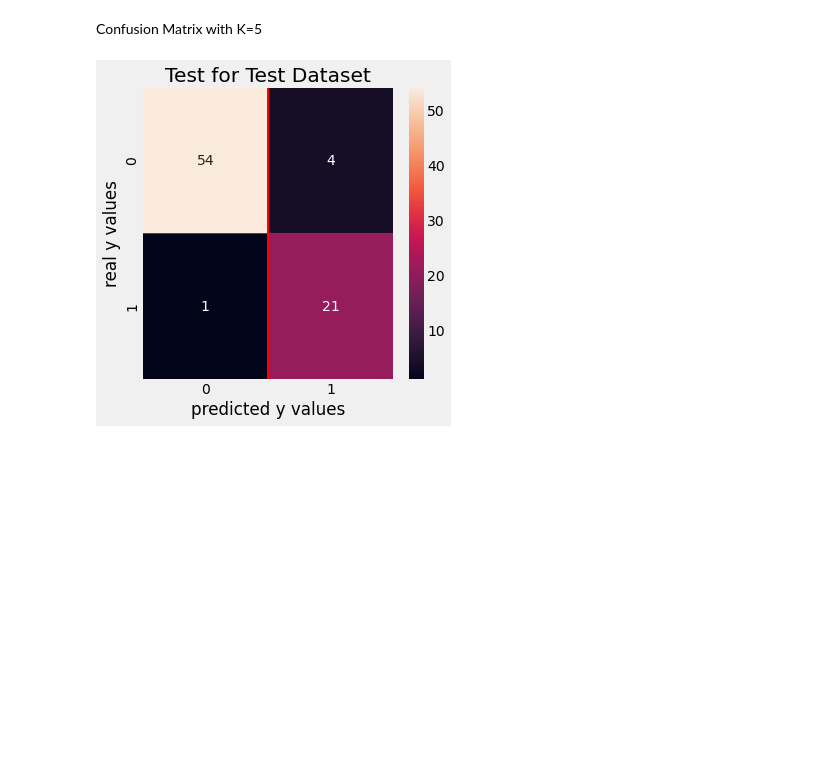
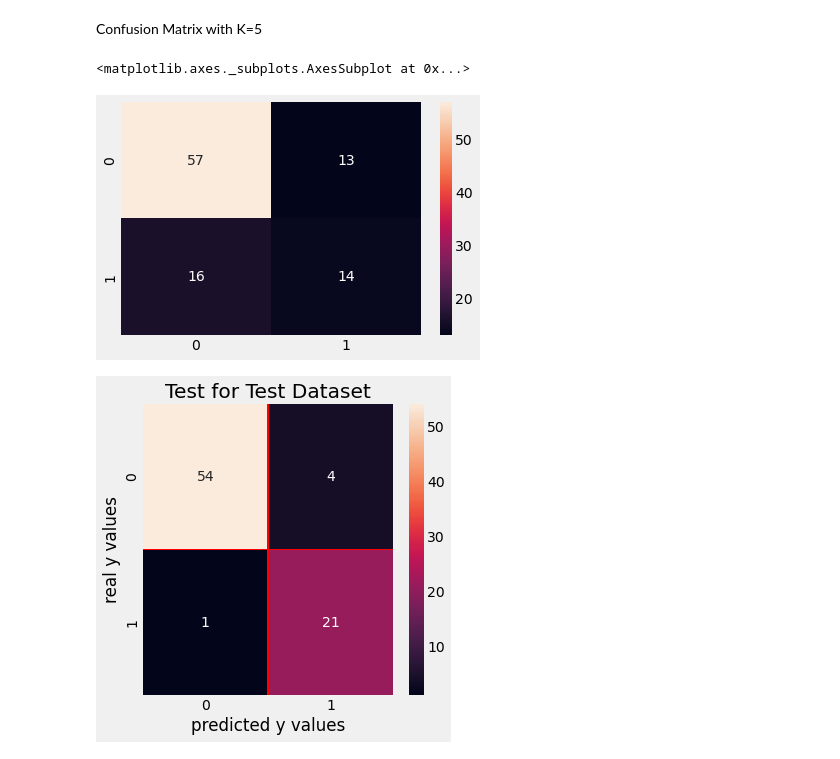
Before and after one commit to chirag300/DataScience, a Jupyter notebook: 22-01-24-KNN/Assignment.ipynb, the cells around one changed output. Saved outputs shown, nothing was run; the diff lists cells and outputs as text; code cells hidden in the pictures; blank space fills up the shorter version.

```diff
--- a/22-01-24-KNN/Assignment.ipynb
+++ b/22-01-24-KNN/Assignment.ipynb
@@ -304,3 +303,8 @@ From the above plot we can see that lowest Error rate is when  K has a value of
 **Model with K=5**
 # %%
 # again train your model on these parameter n_neighbors=5,metric='minkowski',p=2
+from sklearn.neighbors import KNeighborsClassifier
+from sklearn.metrics import accuracy_score
+
+skmodel = KNeighborsClassifier(n_neighbors=5,metric='minkowski',p=2)
+skmodel.fit(x_train, y_train)
@@ -309,7 +315,7 @@ From the above plot we can see that lowest Error rate is when  K has a value of
 KNeighborsClassifier()
 # %%
 # predict the score using on X_test and store into y_pred
-??
+y_pred = skmodel.predict(x_test)
 # %% [markdown]
 **Model Performance with K=5**
 # %% [markdown]
@@ -317,7 +323,11 @@ Confusion Matrix with K=5
 # %%
 #frm sklearn.metrics import confusion_matrix  , classification_report and accuracy_score
 # plot heatmap using sns you can refer previous assignment solution , at the last you can refer solution
-??
+cf_matrix = confusion_matrix(y_test, y_pred)
+sns.heatmap(cf_matrix, annot=True)
+# %% [output]
+<matplotlib.axes._subplots.AxesSubplot at 0x...>
+[figure, added]
 # %%
 # %% [output]
 [figure]
```
Also changed, not shown: parts of 15 cells of this notebook.
